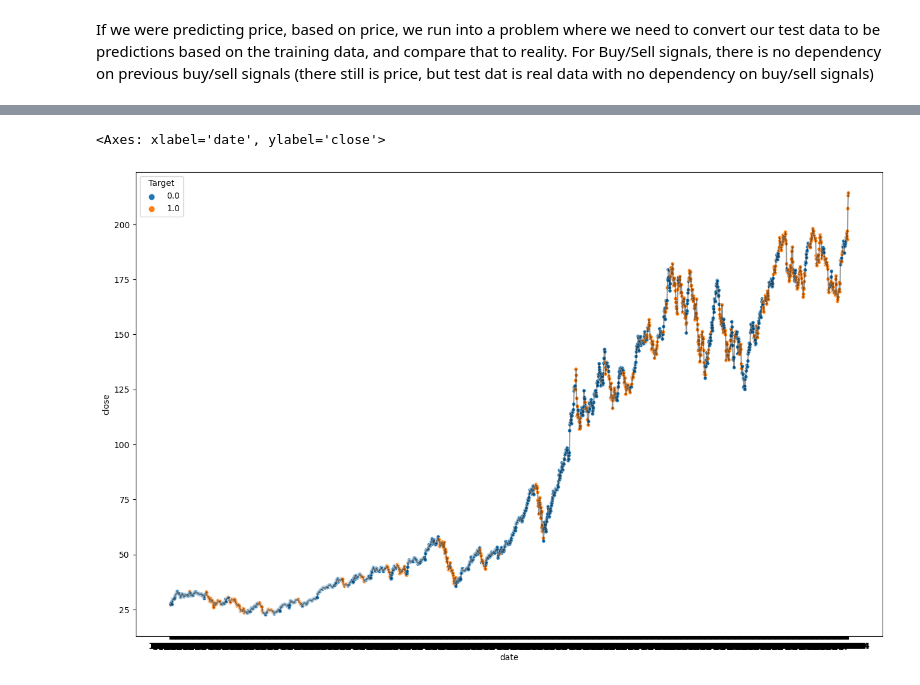
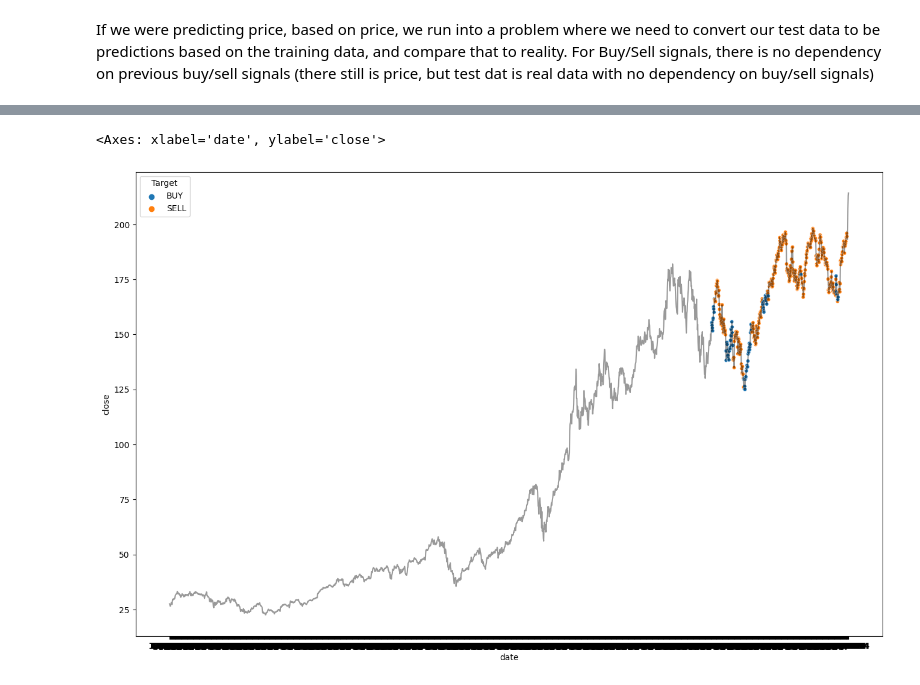
Before and after one commit to candrews1971/StockPredictor, a Jupyter notebook: notebooks/04a_Exploratory_LSTM_Keras.ipynb, the cells around one changed output, grey strips where cells are left out. Drawn from its saved outputs; the diff is of its cells as text; code cells hidden in the pictures.

```diff
--- a/notebooks/04a_Exploratory_LSTM_Keras.ipynb
+++ b/notebooks/04a_Exploratory_LSTM_Keras.ipynb
@@ -598,0 +783,4 @@ wandb.sklearn.plot_confusion_matrix(y_test_orig_array, testPred, ["BUY", "SELL"]
+# %%
+# Decode predictions back to original labels
+decoded_preds = label_encoder.inverse_transform(testPred_labels.flatten())
+decoded_preds
@@ -598,0 +789,7 @@ wandb.sklearn.plot_confusion_matrix(y_test_orig_array, testPred, ["BUY", "SELL"]
+# %%
+
+
+# Reshape to match the original shape of the test labels
+decoded_preds = decoded_preds.reshape(testPred_labels.shape)
+
+decoded_preds.shape
@@ -598,0 +812,10 @@ wandb.sklearn.plot_confusion_matrix(y_test_orig_array, testPred, ["BUY", "SELL"]
+# %%
+#days_in_advance = 0
+lstm_preds = pd.DataFrame(data=decoded_preds[:,0], columns=["Target"], index=test_price_df.index)
+# %%
+
+lstm_preds['close'] = test_price_df['close']
+
+run.summary["ROI"] = stockutils.calculate_total_gains_bs(lstm_preds, init_value=1000, init_price=lstm_preds['close'][0])
+
+#lstm_preds
@@ -663,10 +866,10 @@ Selling all remaining held shares, cash balance: $89385.41499999996 ************
 # %%
 a4_dims = (16,10)
 fig, ax = plt.subplots(figsize=a4_dims)
 #plot the actual close line
 ax=sns.lineplot(data=otherdf, x=otherdf.index, y='close', c='black', alpha=0.4)
 # plot the predicted values
-sns.scatterplot(data=lstm_predictions, x=lstm_predictions.index, y='close', hue='Target',s=20)
+sns.scatterplot(data=lstm_preds, x=lstm_preds.index, y='close', hue='Target',s=20)
 # %% [output]
 <Axes: xlabel='date', ylabel='close'>
-[figure, old version]
+[figure, new version]
```
Also changed, not shown: parts of 83 cells of this notebook, 5 other files.
